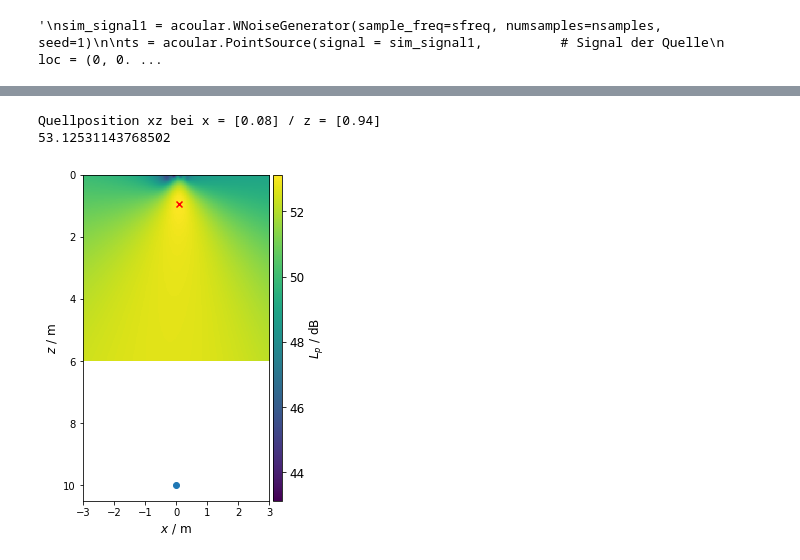
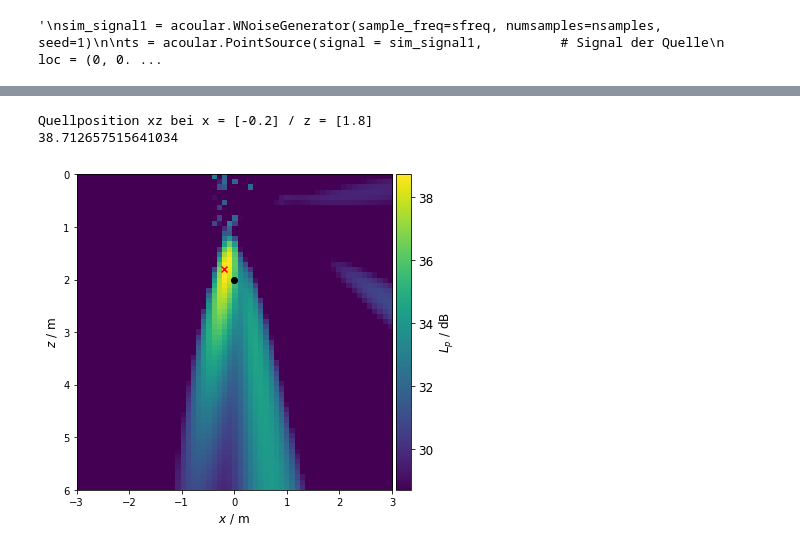
Before and after one commit to AdiBugaddi/MAP_eval, a Jupyter notebook: Auswertungsskript_3D.ipynb, the cells around one changed output, grey strips where cells are left out. Cells and saved outputs as stored; diff of their text form; code cells hidden in the pictures.

Commit message:
distance_over_freq

```diff
--- a/Auswertungsskript_3D.ipynb
+++ b/Auswertungsskript_3D.ipynb
@@ -76,6 +76,7 @@ ts = acoular.PointSource(signal = sim_signal1,          # Signal der Quelle
 '\nsim_signal1 = acoular.WNoiseGenerator(sample_freq=sfreq, numsamples=nsamples, seed=1)\n\nts = acoular.PointSource(signal = sim_signal1,          # Signal der Quelle\n                   loc = (0, 0. ...
 # %%
 #Einlesen der Daten:
-#ts = acoular.TimeSamples( name='Messungen WFS\msm_025.h5' )
-ts = acoular.TimeSamples( name='Messungen_WFS/msm_025.h5' )
+ts = acoular.TimeSamples( name='Messungen WFS\msm_025.h5' )
+#ts = acoular.TimeSamples( name='Messungen_WFS/msm_025.h5' )
 ts
+source_pos = [0,0,2]
@@ -88,10 +87,10 @@ focus_plane = 2
 x_range = 3     # times two -> around 0
 y_range = 2     # times two -> around 0
 z_range = 6     # from 0
-incrmt = 0.02
+incrmt = 0.1
 blocksize = 4096
 f_min = 100
-f_max = 22000
+f_max = 5000
 
 rg = acoular.RectGrid3D(x_min=-x_range, x_max=x_range,
                        y_min=-y_range, y_max=y_range,
@@ -148,8 +147,8 @@ bandwidth_dict = {
   "Terz": 3
 }
 
-bandwith = 'Terz'
-Frequenz =  12500
+bandwith = 'Freq'
+Frequenz =  2000
 tolerance = 10
 pm = bb.synthetic(Frequenz, bandwidth_dict[bandwith])
 pm2 = bb2.synthetic(Frequenz, bandwidth_dict[bandwith])
@@ -199,0 +238,17 @@ Quellposition xy bei x = [0.] / y = [0.]
+# %%
+
+dist_x_y = []
+freq_max_minus = 100
+
+for freq in range (f_min,f_max-freq_max_minus):
+    pm = bb.synthetic(freq, bandwidth_dict[bandwith])
+    map_z = np.sum(pm,2)
+    mx = acoular.L_p(map_z.max())
+    Lm_z = acoular.L_p(map_z)
+    max_pegel_z = max_pegel(Lm_z, tolerance)
+    x_coord_max_front = np.where(Lm_z.T == max_pegel_z[0])[1]*rg.increment-((rg.x_max-rg.x_min)/2)
+    y_coord_max_front = np.where(Lm_z.T == max_pegel_z[0])[0]*rg.increment-((rg.y_max-rg.y_min)/2)
+    dist_x_y.append(get_euclidian_dist(x_coord_max_front, source_pos[0],y_coord_max_front,source_pos[0]))
+
+freq_plot = np.arange(f_min,f_max-freq_max_minus)
+plt.plot(freq_plot,dist_x_y)
@@ -209,34 +267,34 @@ x_coord_max_top = np.where(Lm_y.T == max_pegel_y[0])[1]*rg2.increment-((rg2.x_ma
 y_coord_max_top = np.where(Lm_y.T == max_pegel_y[0])[0]*rg2.increment
 im = plt.imshow(acoular.L_p(map_y.T),
            vmax=mx,
            vmin=mx-10,
            origin='upper',
            interpolation='nearest',
            extent=(rg2.x_min, rg2.x_max, rg2.z_max, rg2.z_min))
-plt.scatter(0, 10, c='C0',  marker = 'o')
+plt.scatter(source_pos[0], source_pos[2], c='black',  marker = 'o')
 plt.scatter(x_coord_max_top, y_coord_max_top, c='red',  marker = 'x')
 print(f'Quellposition xz bei x = {x_coord_max_top} / z = {y_coord_max_top}')
 
 # Position of expected virtual sound source
 plt.xlabel('$x$ / m',fontsize=FONTSIZE)
 plt.ylabel('$z$ / m',fontsize=FONTSIZE)
 #plt.title('Top view (xz)' )
 
 ax = plt.gca()
 divider = make_axes_locatable(ax)
 cax = divider.append_axes("right", size="5%", pad=0.05)
 #cbar = fig.colorbar(im, fraction=0.046, pad=0.04)
 cbar = fig.colorbar(im, cax=cax)
 cbar.ax.tick_params(labelsize=FONTSIZE)
 cbar.set_label('$L_p$ / dB', fontsize=FONTSIZE)
 
 #print(max_pegel_y[0])
 print(np.max(Lm_y))
 #print(np.where(Lm_y.T == max_pegel_y[0]))
 
 #plt.savefig('Plots/Praesi/%s_%s%dHz_top.png'%(ts.name[14:21],bandwith,Frequenz), dpi = 300, format='png')
 #plt.savefig('Plots/Praesi/Simulation_%s%dHz_top.png'%(bandwith,Frequenz), dpi = 300, format='png')
 # %% [output]
-Quellposition xz bei x = [0.08] / z = [0.94]
-53.12531143768502
+Quellposition xz bei x = [-0.2] / z = [1.8]
+38.712657515641034
-[figure, old version]
+[figure, new version]
```
Also changed, not shown: parts of 7 cells of this notebook.
